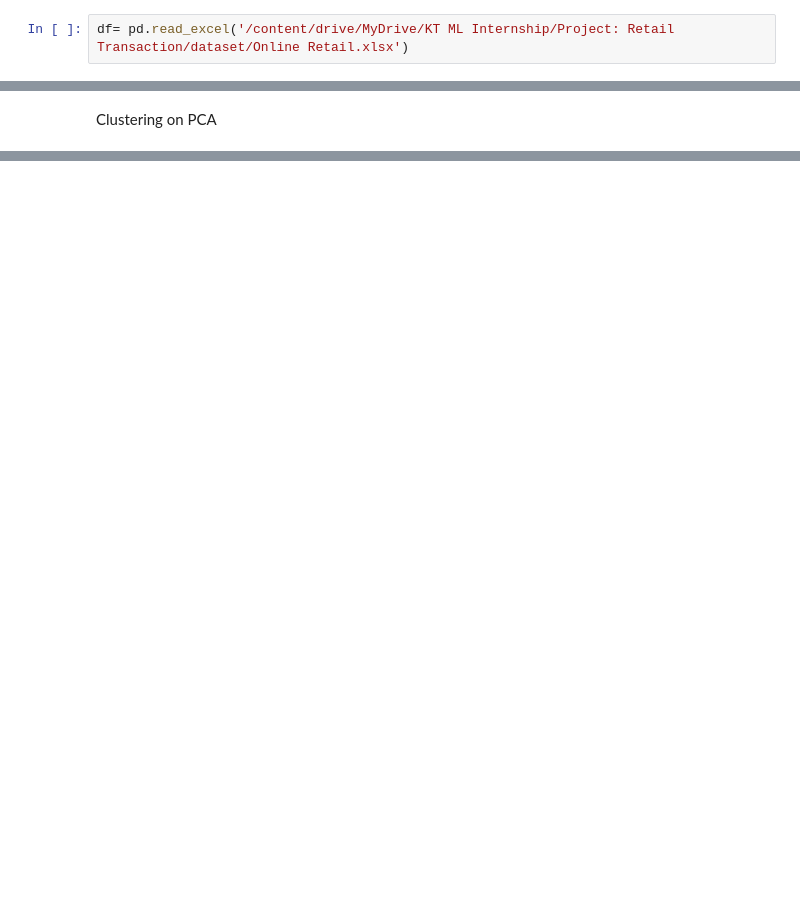
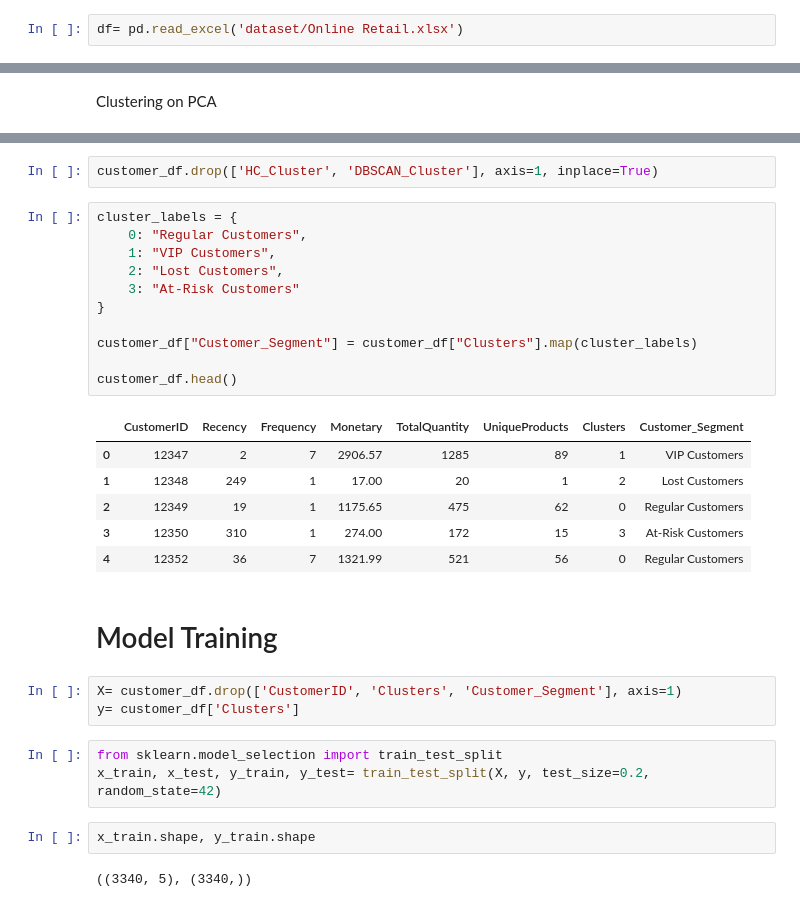
Before and after one commit to Jashan-jj/RFM-model-based-customer-segmentation, a Jupyter notebook: notebook/Customer_segmentation.ipynb, the cells around one changed output, grey strips where cells are left out. Drawn from its saved outputs; the diff is of its cells as text; blank space fills up the shorter version.

Commit message:
Supervised Model Training

```diff
--- a/notebook/Customer_segmentation.ipynb
+++ b/notebook/Customer_segmentation.ipynb
@@ -4,7 +6,7 @@ import pandas as pd
 import matplotlib.pyplot as plt
 import seaborn as sns
 # %%
-df= pd.read_excel('/content/drive/MyDrive/KT ML Internship/Project: Retail Transaction/dataset/Online Retail.xlsx')
+df= pd.read_excel('dataset/Online Retail.xlsx')
 # %% [markdown]
 # 1. Data Understanding
 # %% [markdown]
@@ -923,0 +910,32 @@ Clustering on PCA
+# %%
+customer_df.drop(['HC_Cluster',	'DBSCAN_Cluster'], axis=1, inplace=True)
+# %%
+cluster_labels = {
+    0: "Regular Customers",
+    1: "VIP Customers",
+    2: "Lost Customers",
+    3: "At-Risk Customers"
+}
+
+customer_df["Customer_Segment"] = customer_df["Clusters"].map(cluster_labels)
+
+customer_df.head()
+# %% [output]
+|  | CustomerID | Recency | Frequency | Monetary | TotalQuantity | UniqueProducts | Clusters | Customer_Segment |
+| 0 | 12347 | 2 | 7 | 2906.57 | 1285 | 89 | 1 | VIP Customers |
+| 1 | 12348 | 249 | 1 | 17.00 | 20 | 1 | 2 | Lost Customers |
+| 2 | 12349 | 19 | 1 | 1175.65 | 475 | 62 | 0 | Regular Customers |
+| 3 | 12350 | 310 | 1 | 274.00 | 172 | 15 | 3 | At-Risk Customers |
+| 4 | 12352 | 36 | 7 | 1321.99 | 521 | 56 | 0 | Regular Customers |
+# %% [markdown]
+# Model Training
+# %%
+X= customer_df.drop(['CustomerID', 'Clusters', 'Customer_Segment'], axis=1)
+y= customer_df['Clusters']
+# %%
+from sklearn.model_selection import train_test_split
+x_train, x_test, y_train, y_test= train_test_split(X, y, test_size=0.2, random_state=42)
+# %%
+x_train.shape, y_train.shape
+# %% [output]
+((3340, 5), (3340,))
```
Also changed, not shown: parts of 11 cells of this notebook.
